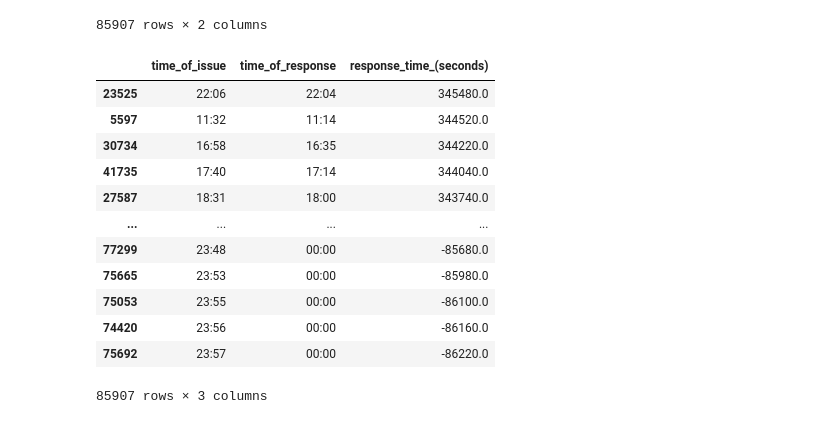
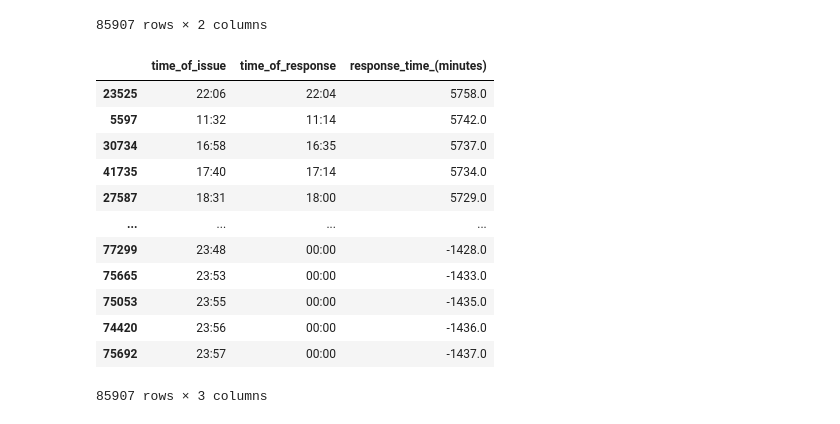
Before and after one commit to Danny-Dalo/Customer-Support-Data, a Jupyter notebook: analysis.ipynb, the cells around one changed output. Cells and saved outputs as stored; diff of their text form; code cells hidden in the pictures.

```diff
--- a/analysis.ipynb
+++ b/analysis.ipynb
@@ -218,18 +222,18 @@ speed_df
 85907 rows × 2 columns
 # %%
 
-processed_data[["time_of_issue", "time_of_response", "response_time_(seconds)"]].sort_values(ascending=False, by="response_time_(seconds)")
+processed_data[["time_of_issue", "time_of_response", "response_time_(minutes)"]].sort_values(ascending=False, by="response_time_(minutes)")
 # %% [output]
-|  | time_of_issue | time_of_response | response_time_(seconds) |
-| 23525 | 22:06 | 22:04 | 345480.0 |
-| 5597 | 11:32 | 11:14 | 344520.0 |
-| 30734 | 16:58 | 16:35 | 344220.0 |
-| 41735 | 17:40 | 17:14 | 344040.0 |
-| 27587 | 18:31 | 18:00 | 343740.0 |
+|  | time_of_issue | time_of_response | response_time_(minutes) |
+| 23525 | 22:06 | 22:04 | 5758.0 |
+| 5597 | 11:32 | 11:14 | 5742.0 |
+| 30734 | 16:58 | 16:35 | 5737.0 |
+| 41735 | 17:40 | 17:14 | 5734.0 |
+| 27587 | 18:31 | 18:00 | 5729.0 |
 | ... | ... | ... | ... |
-| 77299 | 23:48 | 00:00 | -85680.0 |
-| 75665 | 23:53 | 00:00 | -85980.0 |
-| 75053 | 23:55 | 00:00 | -86100.0 |
-| 74420 | 23:56 | 00:00 | -86160.0 |
-| 75692 | 23:57 | 00:00 | -86220.0 |
+| 77299 | 23:48 | 00:00 | -1428.0 |
+| 75665 | 23:53 | 00:00 | -1433.0 |
+| 75053 | 23:55 | 00:00 | -1435.0 |
+| 74420 | 23:56 | 00:00 | -1436.0 |
+| 75692 | 23:57 | 00:00 | -1437.0 |
 85907 rows × 3 columns
```
Also changed, not shown: parts of 2 cells of this notebook, 3 other files.
